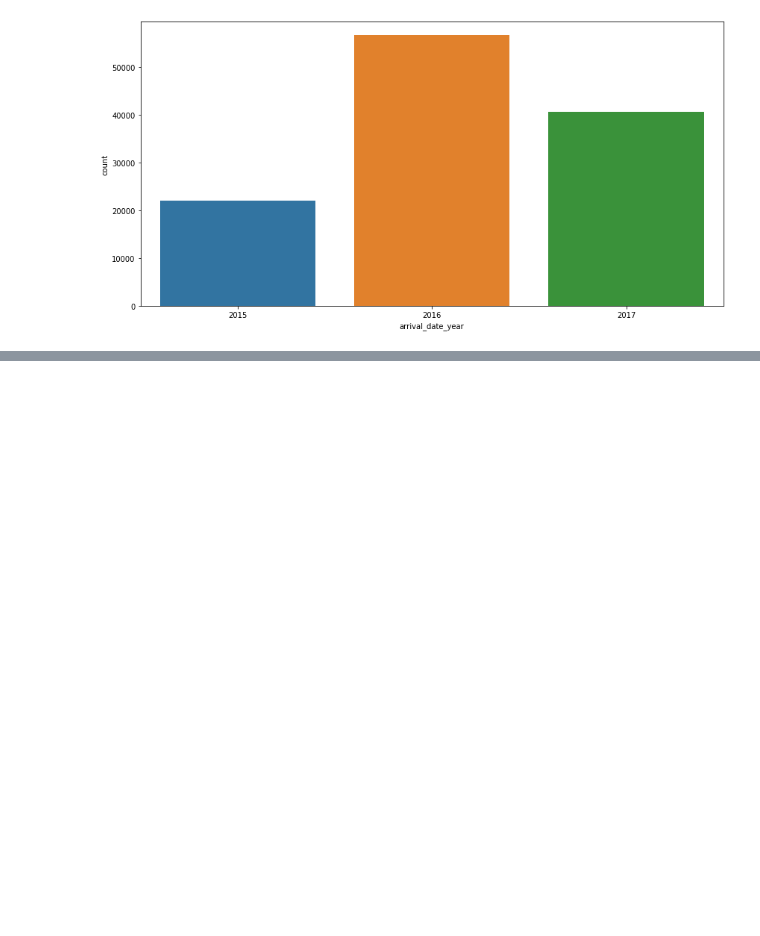
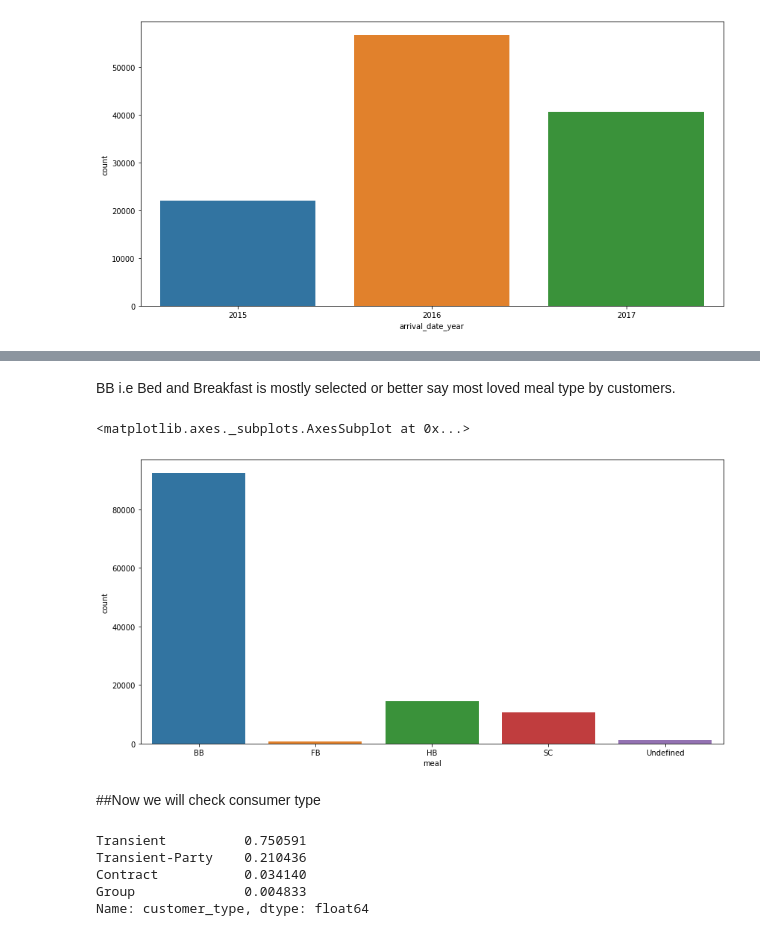
Before and after one commit to arifuddinatif/hotel-booking-analysis, a Jupyter notebook: Hotel_booking_analysis.ipynb, the cells around one changed output, grey strips where cells are left out. Cells and saved outputs as stored; diff of their text form; code cells hidden in the pictures; blank space fills up the shorter version.

```diff
--- a/Hotel_booking_analysis.ipynb
+++ b/Hotel_booking_analysis.ipynb
@@ -394,0 +416,18 @@ sns.countplot(df['arrival_date_year'])
+# %% [markdown]
+BB i.e Bed and Breakfast is mostly selected or better say most loved meal type by customers.
+# %%
+plt.figure(figsize=(14,7))
+sns.countplot(df['meal'])
+# %% [output]
+<matplotlib.axes._subplots.AxesSubplot at 0x...>
+[figure, added]
+# %% [markdown]
+##Now we will check consumer type
+# %%
+df.customer_type.value_counts(normalize=True)
+# %% [output]
+Transient          0.750591
+Transient-Party    0.210436
+Contract           0.034140
+Group              0.004833
+Name: customer_type, dtype: float64
```
Also changed, not shown: parts of 9 cells of this notebook.
